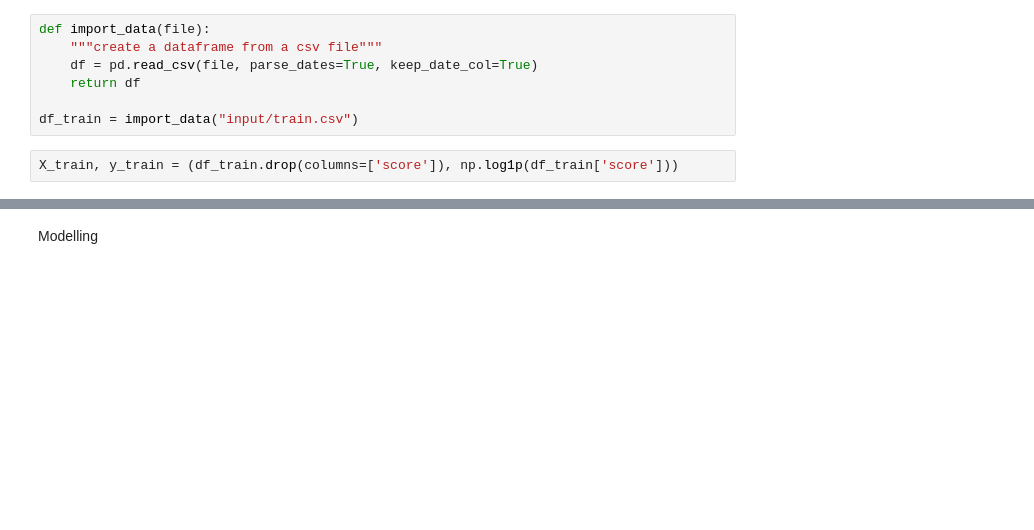
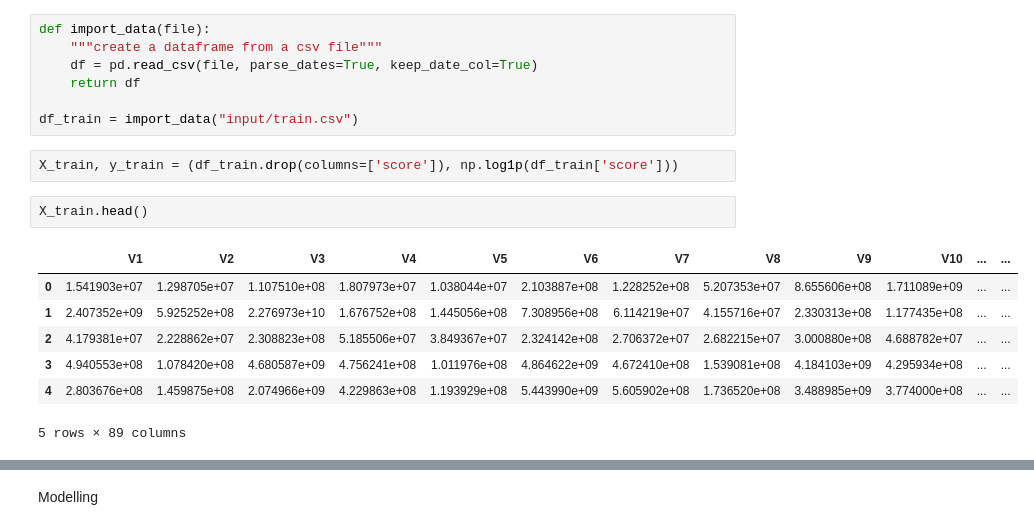
Before and after one commit to bjornAronR/Anvendt-Data-Science, a Jupyter notebook: catboost.ipynb, the cells around one changed output, grey strips where cells are left out. Saved outputs shown, nothing was run; the diff lists cells and outputs as text; blank space fills up the shorter version.

```diff
--- a/catboost.ipynb
+++ b/catboost.ipynb
@@ -22,3 +22,13 @@ def import_data(file):
 df_train = import_data("input/train.csv")
 # %%
 X_train, y_train = (df_train.drop(columns=['score']), np.log1p(df_train['score']))
+# %%
+X_train.head()
+# %% [output]
+|  | V1 | V2 | V3 | V4 | V5 | V6 | V7 | V8 | V9 | V10 | ... | ... |
+| 0 | 1.541903e+07 | 1.298705e+07 | 1.107510e+08 | 1.807973e+07 | 1.038044e+07 | 2.103887e+08 | 1.228252e+08 | 5.207353e+07 | 8.655606e+08 | 1.711089e+09 | ... | ... |
+| 1 | 2.407352e+09 | 5.925252e+08 | 2.276973e+10 | 1.676752e+08 | 1.445056e+08 | 7.308956e+08 | 6.114219e+07 | 4.155716e+07 | 2.330313e+08 | 1.177435e+08 | ... | ... |
+| 2 | 4.179381e+07 | 2.228862e+07 | 2.308823e+08 | 5.185506e+07 | 3.849367e+07 | 2.324142e+08 | 2.706372e+07 | 2.682215e+07 | 3.000880e+08 | 4.688782e+07 | ... | ... |
+| 3 | 4.940553e+08 | 1.078420e+08 | 4.680587e+09 | 4.756241e+08 | 1.011976e+08 | 4.864622e+09 | 4.672410e+08 | 1.539081e+08 | 4.184103e+09 | 4.295934e+08 | ... | ... |
+| 4 | 2.803676e+08 | 1.459875e+08 | 2.074966e+09 | 4.229863e+08 | 1.193929e+08 | 5.443990e+09 | 5.605902e+08 | 1.736520e+08 | 3.488985e+09 | 3.774000e+08 | ... | ... |
+5 rows × 89 columns
```
Also changed, not shown: parts of 2 cells of this notebook.
